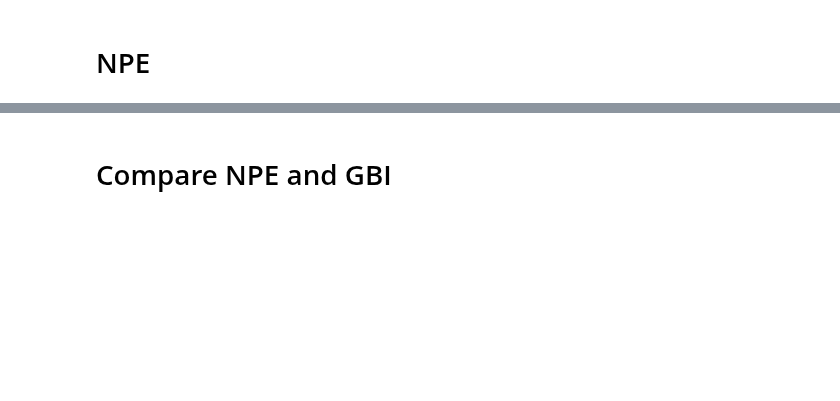
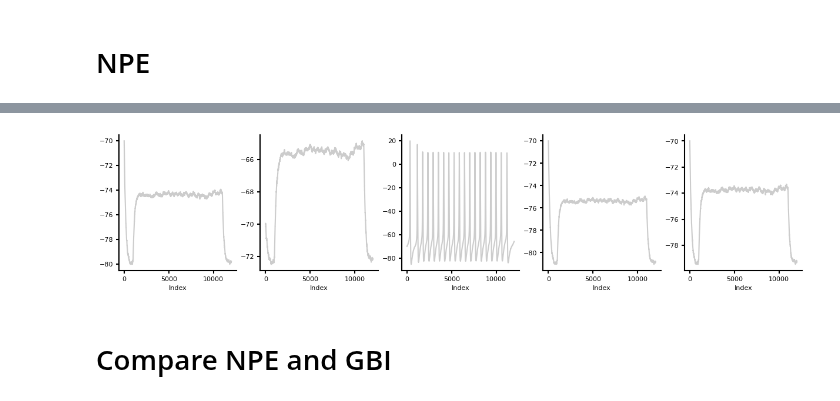
Before and after one commit to mackelab/neuralgbi, a Jupyter notebook: gbi/hh/build_figure.ipynb, the cells around one changed output, grey strips where cells are left out. Cells and saved outputs as stored; diff of their text form; code cells hidden in the pictures; blank space fills up the shorter version.

```diff
--- a/gbi/hh/build_figure.ipynb
+++ b/gbi/hh/build_figure.ipynb
@@ -260,8 +296,10 @@ with mpl.rc_context(fname="../../../.matplotlibrc"):
 # NPE
 # %%
 npe_all_samples = []
+maps = []
 for xo in obs_stats_ls:
     xo = as_tensor(xo)
     posterior = inference_npe.build_posterior()
     posterior_samples = posterior.sample((1_000,), x=xo)
     npe_all_samples.append(posterior_samples)
+    maps.append(posterior.set_default_x(xo).map())
@@ -268,25 +329,33 @@ for xo in obs_stats_ls:
+# %%
+all_map_traces = []
+for map_ in maps:
+    r = [sim.gen_single(map_.numpy(), seed=2)]
+    all_map_traces.append(r)
 # %%
-all_predictives = []
+all_predictive_traces = []
+all_predictive_stats = []
 for posterior_samples in npe_all_samples:
-    r = [sim.gen_single(theta.numpy(), seed=0) for theta in posterior_samples]
-    all_predictives.append(r)
+    r = [sim.gen_single(theta.numpy(), seed=0) for theta in posterior_samples[:100]]
+    all_predictive_traces.append(r)
+    stats_ = stats.calc(r)
+    all_predictive_stats.append(torch.as_tensor(stats_, dtype=torch.float32))
 # %%
 npe_av_dists = []
-for predictives, xo in zip(all_predictives, obs_stats_ls):
+for predictives, xo in zip(all_predictive_stats, obs_stats_ls):
     dists = inference_gbi.distance_func(predictives.unsqueeze(1), xo)
     npe_av_dists.append(torch.mean(dists))
 # %%
-with mpl.rc_context(fname="../../../.matplotlibrc"):
-    fig, ax = plt.subplots(1, 8, figsize=(6, 4))
-    for i in range(8):
-        predictives = all_predictives[i]
+with mpl.rc_context(fname="../../.matplotlibrc"):
+    fig, ax = plt.subplots(1, 5, figsize=(15, 3))
+    for i in range(5):
+        predictives = all_predictive_traces[i]
         xo  = all_obs[i]
-        for p in predictives:
+        for p in predictives[:1]:
             _ = ax[i].plot(p["data"], c="grey", alpha=0.4)
-        _ = ax[i].plot(xo["data"], c="k")
         _ = ax[i].set_xlabel("Index")
-        _ = ax[i].set_ylabel("Voltage (mV)")
         plt.savefig("svg/panel_a.svg")
+# %% [output]
+[figure, added]
 # %% [markdown]
 # Compare NPE and GBI
 # %%
```
Also changed, not shown: parts of 27 cells of this notebook, 4 other files.
